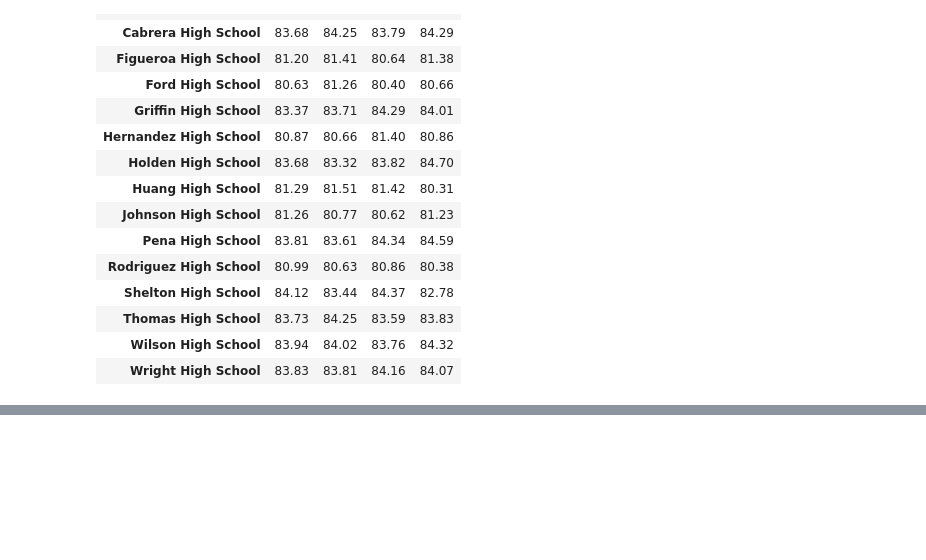
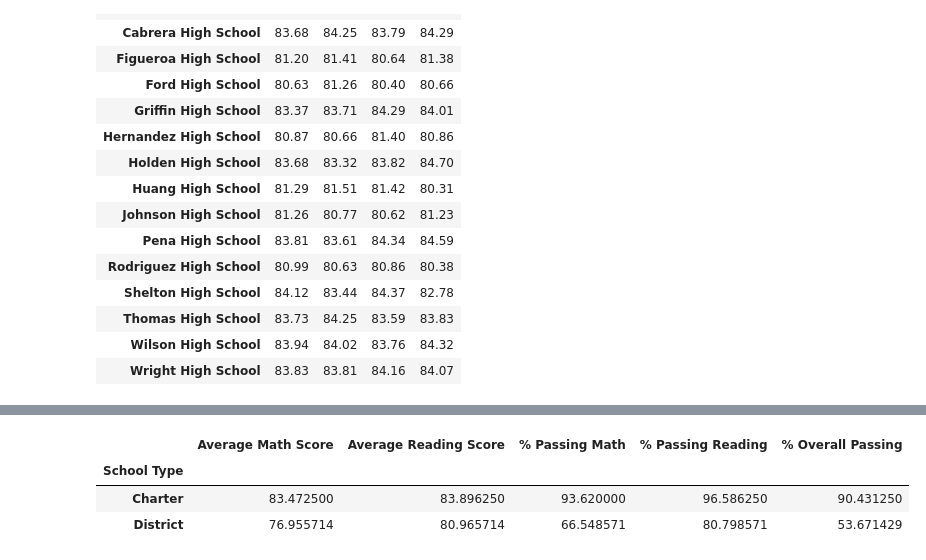
Before and after one commit to rpatel10491/pandas-challenge, a Jupyter notebook: PyCitySchools/PyCitySchools (Rohan Patel).ipynb, the cells around one changed output, grey strips where cells are left out. Cells and saved outputs as stored; diff of their text form; code cells hidden in the pictures; blank space fills up the shorter version.

Commit message:
finished school size/type

```diff
--- a/PyCitySchools/PyCitySchools (Rohan Patel).ipynb
+++ b/PyCitySchools/PyCitySchools (Rohan Patel).ipynb
@@ -356,3 +356,17 @@ school_summary.groupby('School Size')[['Average Math Score',
 | Small (<1000) | 83.820 | 83.92500 | 93.55000 | 96.10000 | 89.885 |
 | Medium (1000-2000) | 83.374 | 83.86600 | 93.59800 | 96.79000 | 90.620 |
 | Large (2000-5000) | 77.745 | 81.34375 | 69.96375 | 82.76625 | 58.285 |
+# %%
+#Scores by School Type
+
+school_summary.groupby('School Type')[['Average Math Score',
+                                       'Average Reading Score',
+                                       '% Passing Math',
+                                       '% Passing Reading',
+                                       '% Overall Passing',
+                                       'School Type']].mean()
+# %% [output]
+|  | Average Math Score | Average Reading Score | % Passing Math | % Passing Reading | % Overall Passing |
+| School Type |  |  |  |  |  |
+| Charter | 83.472500 | 83.896250 | 93.620000 | 96.586250 | 90.431250 |
+| District | 76.955714 | 80.965714 | 66.548571 | 80.798571 | 53.671429 |
```
